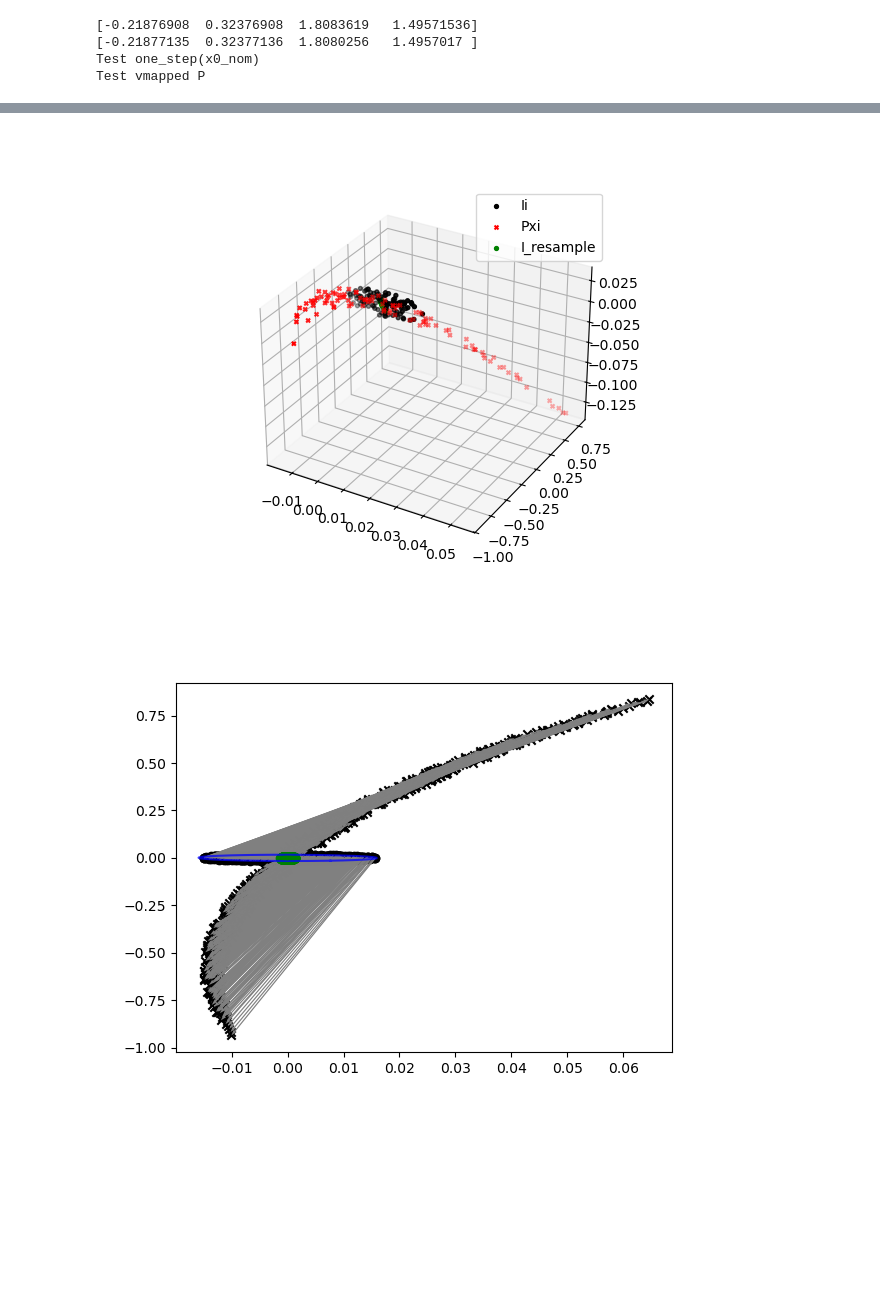
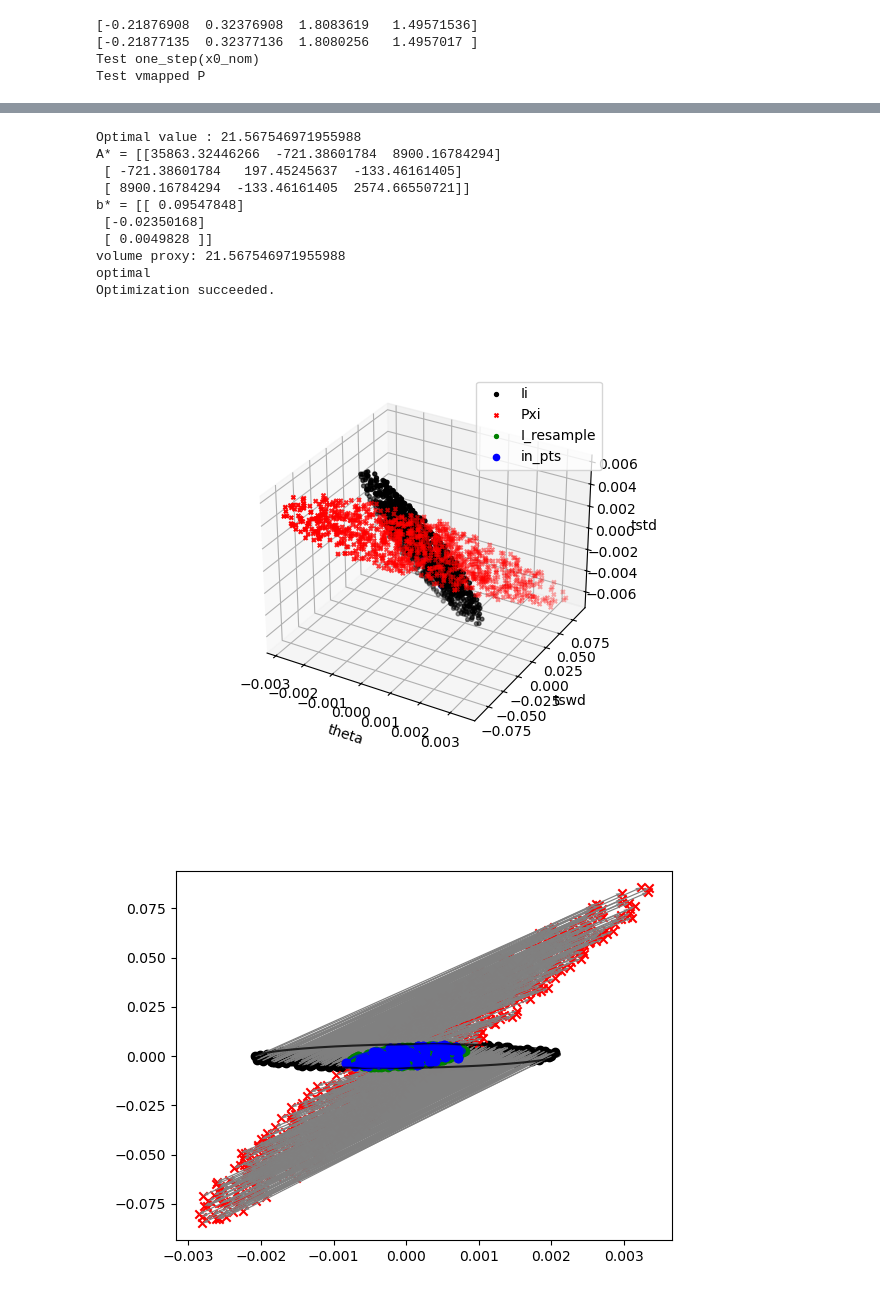
Before and after one commit to dynamicmobility/finite-step-invariance, a Jupyter notebook: IterativeAlgorithmCompassGait.ipynb, the cells around one changed output, grey strips where cells are left out. Saved outputs shown, nothing was run; the diff lists cells and outputs as text; code cells hidden in the pictures; blank space fills up the shorter version.

```diff
--- a/IterativeAlgorithmCompassGait.ipynb
+++ b/IterativeAlgorithmCompassGait.ipynb
@@ -168,26 +266,26 @@ def reject_and_resample(Ei: Ellipsoid, I, Pxi, rescale=0.99, rescale_strategy =
 
 # guard_pts = full_pts_to_guard(full_pts)
 
-E0 = Ellipsoid(3)
-E0.fit_p_ball(guard_pts.T, 2)
+# E0 = Ellipsoid(3)
+# E0.fit_p_ball(guard_pts, 2)
 
 # Test sample_from
-Ii = sample_from(E0, N)
+Ii = sample_from(E0, N).T
+assert Ii.shape == (N, 3)
 Ei = E0
-Ii_full = guard_pts_to_full(Ii)
 # fig, ax = plt.subplots()
 # ax.scatter(Ii[2, :], Ii[3, :])
 # plt.show()
 
 # Test reject_and_resample
-Pxi_full = P(Ii_full.T).T
-Pxi = full_pts_to_guard(Pxi_full)
+Pxi = P(Ii)
+Ii_full = guard_pts_to_full(Ii)
+Pxi_full = guard_pts_to_full(Pxi)
 
-assert jnp.allclose(guard_vmap(Ii_full.T), 0, atol=5e-7)
-assert jnp.allclose(guard_vmap(Pxi_full.T), 0, atol=5e-7)
+assert jnp.allclose(guard_vmap(Ii_full), 0, atol=5e-7)
+assert jnp.allclose(guard_vmap(Pxi_full), 0, atol=5e-7)
 
-assert Ii.shape == (3, N)
-assert Pxi.shape == (3, N)
+assert Pxi.shape == (N, 3)
 
 # P(in_pts) should lie completely within E0
 # We want E_resample to tightly wrap in_pts
@@ -200,50 +298,61 @@ I_resample, E_resample, in_pts = reject_and_resample(E0, Ii, Pxi, rescale=0.99,
 # Px_resample = P(guard_pts_to_full(I_resample).T).T
 fig1, ax1 = plt.subplots()
 inds = [0, 1]
-ax1.scatter(Ii[inds[0], :], Ii[inds[1], :], c='black', marker='o', label='Ii')
-ax1.scatter(Pxi[inds[0], :], Pxi[inds[1], :], c='black', marker='x', label='Pxi')
+ax1.scatter(Ii[:, inds[0]], Ii[:, inds[1]], c='black', marker='o', label='Ii')
+ax1.scatter(Pxi[:, inds[0]], Pxi[:, inds[1]], c='red', marker='x', label='Pxi')
 ax1.quiver(
-    Ii[inds[0], :],  # X
-    Ii[inds[1], :],  # Y
-    Pxi[inds[0], :]-Ii[inds[0], :],  # U
-    Pxi[inds[1], :]-Ii[inds[1], :],  # V
+    Ii[:, inds[0]],  # X
+    Ii[:, inds[1]],  # Y
+    Pxi[:, inds[0]]-Ii[:, inds[0]],  # U
+    Pxi[:, inds[1]]-Ii[:, inds[1]],  # V
     angles='xy',
     scale_units='xy',
     scale=1,
     color='gray'
     )
-ax1.scatter(I_resample[inds[0], :], I_resample[inds[1], :], c='green', marker='o', label='I_resample')
-# ax1.scatter(in_pts[0, :], in_pts[1, :], c='blue', marker='o', label='in_pts')
+ax1.scatter(I_resample[:, inds[0]], I_resample[:, inds[1]], c='green', marker='o', label='I_resample')
+ax1.scatter(in_pts[:, 0], in_pts[:, 1], c='blue', marker='o', label='in_pts')
 # ax1.legend()
-plot_projection(E0.Q, E0.c.flatten(), 1, ax1, color = 'blue', diml = inds[0], dimh=inds[1])
-plot_projection(E_resample.Q, E_resample.c.flatten(), 1, ax1, color = 'green', diml = inds[0], dimh=inds[1])
+plot_projection(E0.Q, E0.c.flatten(), 1, ax1, color = 'black', diml = inds[0], dimh=inds[1])
+plot_projection(E_resample.Q, E_resample.c.flatten(), 1, ax1, color = 'blue', diml = inds[0], dimh=inds[1])
 
 fig2 = plt.figure()
 fig2.clf()
 ax2 = fig2.add_subplot(111, projection='3d')
 
-ax2.scatter(Ii[0, ::10], Ii[1, ::10], Ii[2, ::10], c='black', marker='o', s=8, label='Ii')
-ax2.scatter(Pxi[0, ::10], Pxi[1, ::10], Pxi[2, ::10], c='red', marker='x', s=8, label='Pxi')
-ax2.scatter(I_resample[0, ::10], I_resample[1, ::10], I_resample[2, ::10], c='green', marker='o', s=8, label='I_resample')
+ax2.scatter(Ii[:, 0], Ii[:, 1], Ii[:, 2], c='black', marker='o', s=8, label='Ii')
+ax2.scatter(Pxi[:, 0], Pxi[:, 1], Pxi[:, 2], c='red', marker='x', s=8, label='Pxi')
+ax2.scatter(I_resample[:, 0], I_resample[:, 1], I_resample[:, 2], c='green', marker='o', s=8, label='I_resample')
+ax2.scatter(in_pts[:, 0], in_pts[:, 1], in_pts[:, 2], c='blue', marker='o', label='in_pts')
 
-# ax2.set_xlabel('dim 0')
-# ax2.set_ylabel('dim 1')
-# ax2.set_zlabel('dim 2')
+ax2.set_xlabel('theta')
+ax2.set_ylabel('tswd')
+ax2.set_zlabel('tstd')
 ax2.legend()
 plt.show()
 
 # ax2.scatter(Ii_guard[1, :], Ii_guard[2, :], c='black', marker='o')
 # ax2.scatter(Pxi_guard[1, :], Pxi_guard[2, :], c='black', marker='x')
 # ax2.scatter(I_resample[1, :], I_resample[2, :], c='green', marker='o')
 # ax2.scatter(in_pts[1, :], in_pts[2, :], c='blue', marker='o')
 # plot_ellipse(E0.Q, E0.c.flatten(), 1, ax2, diml=1, dimh=2, color = 'blue')
 # plot_ellipse(E_resample.Q, E_resample.c.flatten(), 1, ax2, diml=1, dimh=2, color = 'green')
 
 # print(E0.Q)
 # print(E0.c)
 # print(E_resample.Q)
 # print(E_resample.c)
 # %% [output]
+Optimal value : 21.567546971955988
+A* = [[35863.32446266  -721.38601784  8900.16784294]
+ [ -721.38601784   197.45245637  -133.46161405]
+ [ 8900.16784294  -133.46161405  2574.66550721]]
+b* = [[ 0.09547848]
+ [-0.02350168]
+ [ 0.0049828 ]]
+volume proxy: 21.567546971955988
+optimal
+Optimization succeeded.
-[figure, old version]
+[figure, new version]
-[figure, old version]
+[figure, new version]
 # %%
```
Also changed, not shown: parts of 10 cells of this notebook, 1 other file.
